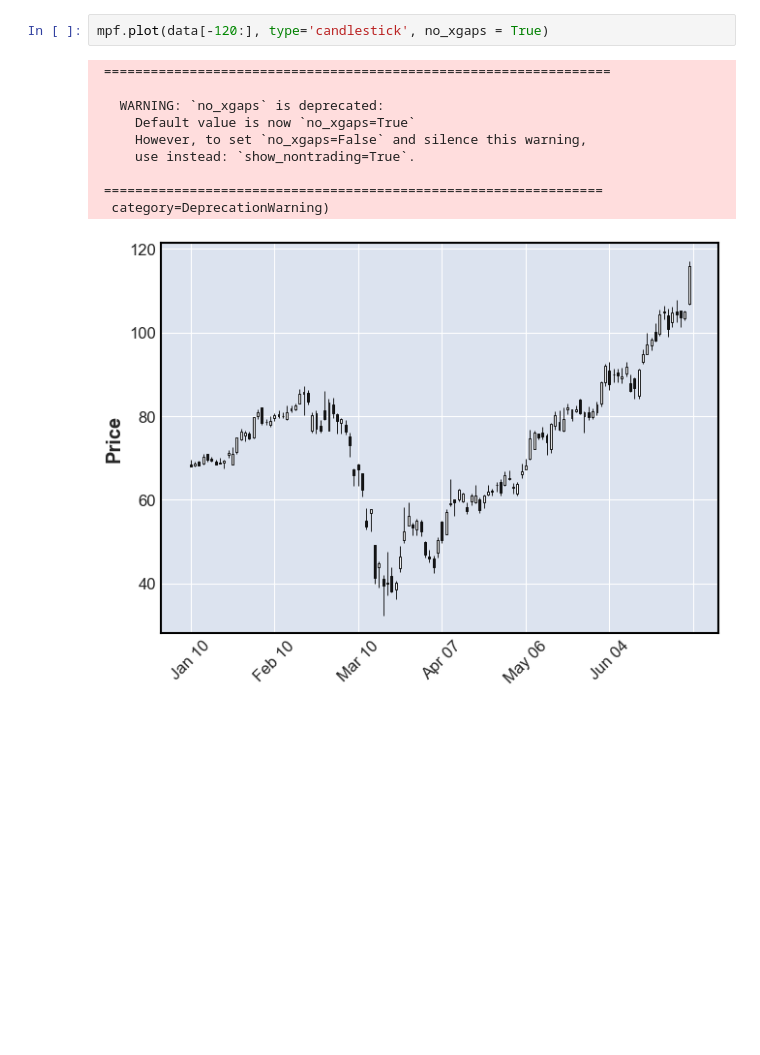
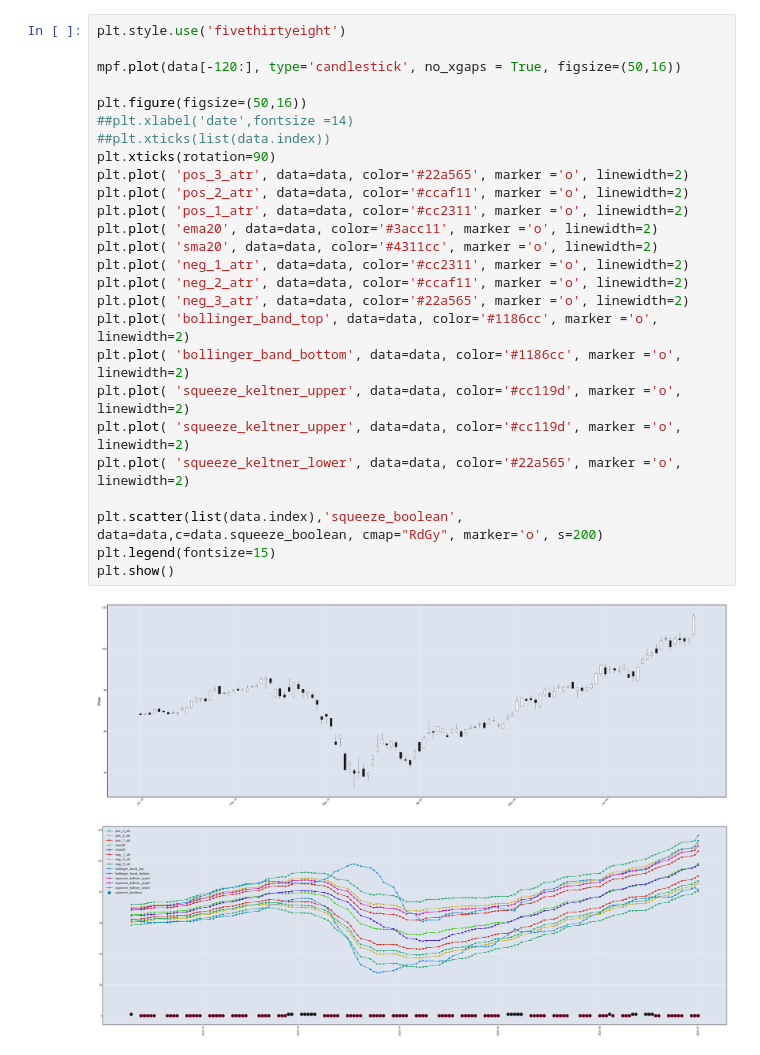
Before and after one commit to vivekanandjoshi/ds, a Jupyter notebook: UpWork_OHLC.ipynb, the cells around one changed output. Saved outputs shown, nothing was run; the diff lists cells and outputs as text; blank space fills up the shorter version.

```diff
--- a/UpWork_OHLC.ipynb
+++ b/UpWork_OHLC.ipynb
@@ -27,13 +38,29 @@ data.head(5)
-# %%
-mpf.plot(data[-120:], type='candlestick', no_xgaps = True)
-# %% [output]
- =================================================================
-
-   WARNING: `no_xgaps` is deprecated:
-     Default value is now `no_xgaps=True`
-     However, to set `no_xgaps=False` and silence this warning,
-     use instead: `show_nontrading=True`.
-
- ================================================================
-  category=DeprecationWarning)
-[figure, removed]
+# %%
+plt.style.use('fivethirtyeight')
+
+mpf.plot(data[-120:], type='candlestick', no_xgaps = True, figsize=(50,16))
+
+plt.figure(figsize=(50,16))
+##plt.xlabel('date',fontsize =14)
+##plt.xticks(list(data.index))
+plt.xticks(rotation=90)
+plt.plot( 'pos_3_atr', data=data, color='#22a565', marker ='o', linewidth=2)
+plt.plot( 'pos_2_atr', data=data, color='#ccaf11', marker ='o', linewidth=2)
+plt.plot( 'pos_1_atr', data=data, color='#cc2311', marker ='o', linewidth=2)
+plt.plot( 'ema20', data=data, color='#3acc11', marker ='o', linewidth=2)
+plt.plot( 'sma20', data=data, color='#4311cc', marker ='o', linewidth=2)
+plt.plot( 'neg_1_atr', data=data, color='#cc2311', marker ='o', linewidth=2)
+plt.plot( 'neg_2_atr', data=data, color='#ccaf11', marker ='o', linewidth=2)
+plt.plot( 'neg_3_atr', data=data, color='#22a565', marker ='o', linewidth=2)
+plt.plot( 'bollinger_band_top', data=data, color='#1186cc', marker ='o', linewidth=2)
+plt.plot( 'bollinger_band_bottom', data=data, color='#1186cc', marker ='o', linewidth=2)
+plt.plot( 'squeeze_keltner_upper', data=data, color='#cc119d', marker ='o', linewidth=2)
+plt.plot( 'squeeze_keltner_upper', data=data, color='#cc119d', marker ='o', linewidth=2)
+plt.plot( 'squeeze_keltner_lower', data=data, color='#22a565', marker ='o', linewidth=2)
+
+plt.scatter(list(data.index),'squeeze_boolean', data=data,c=data.squeeze_boolean, cmap="RdGy", marker='o', s=200)
+plt.legend(fontsize=15)
+plt.show()
+# %% [output]
+[figure, added]
+[figure, added]
```
Also changed, not shown: parts of 2 cells of this notebook.
